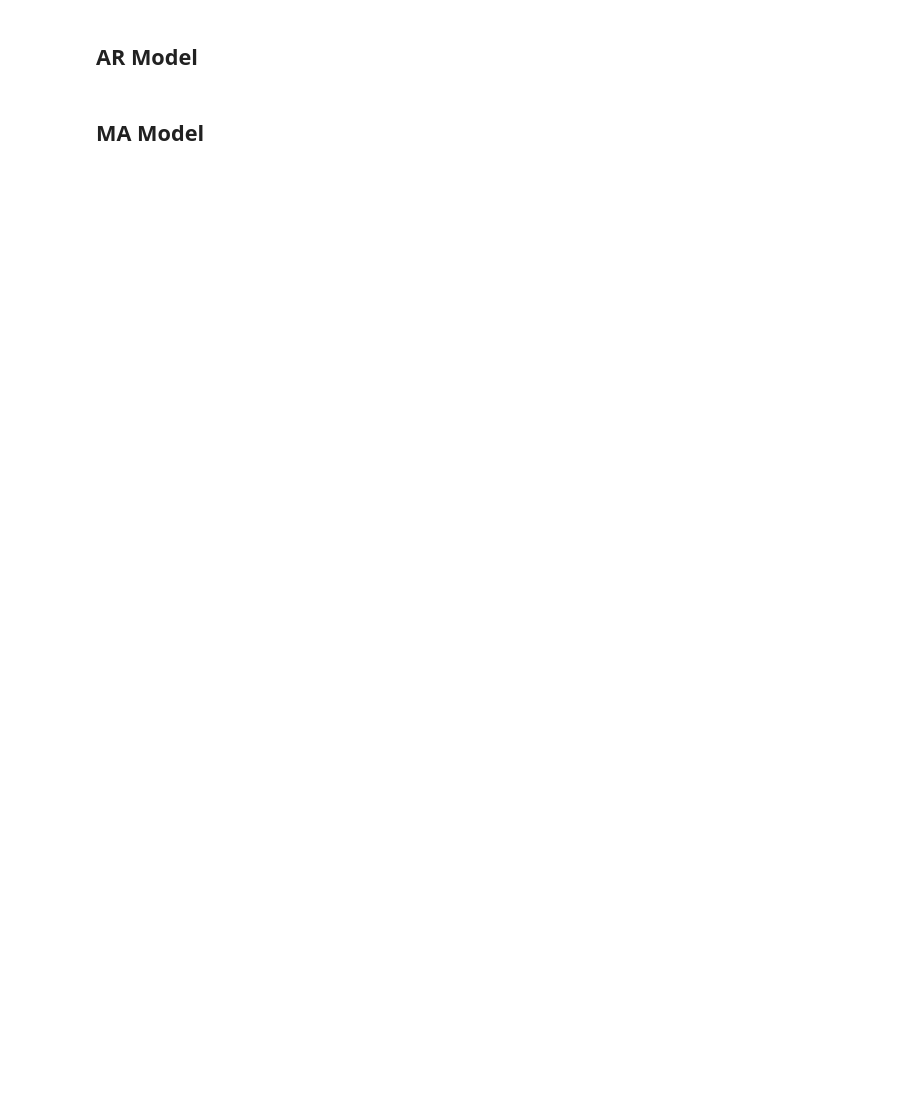
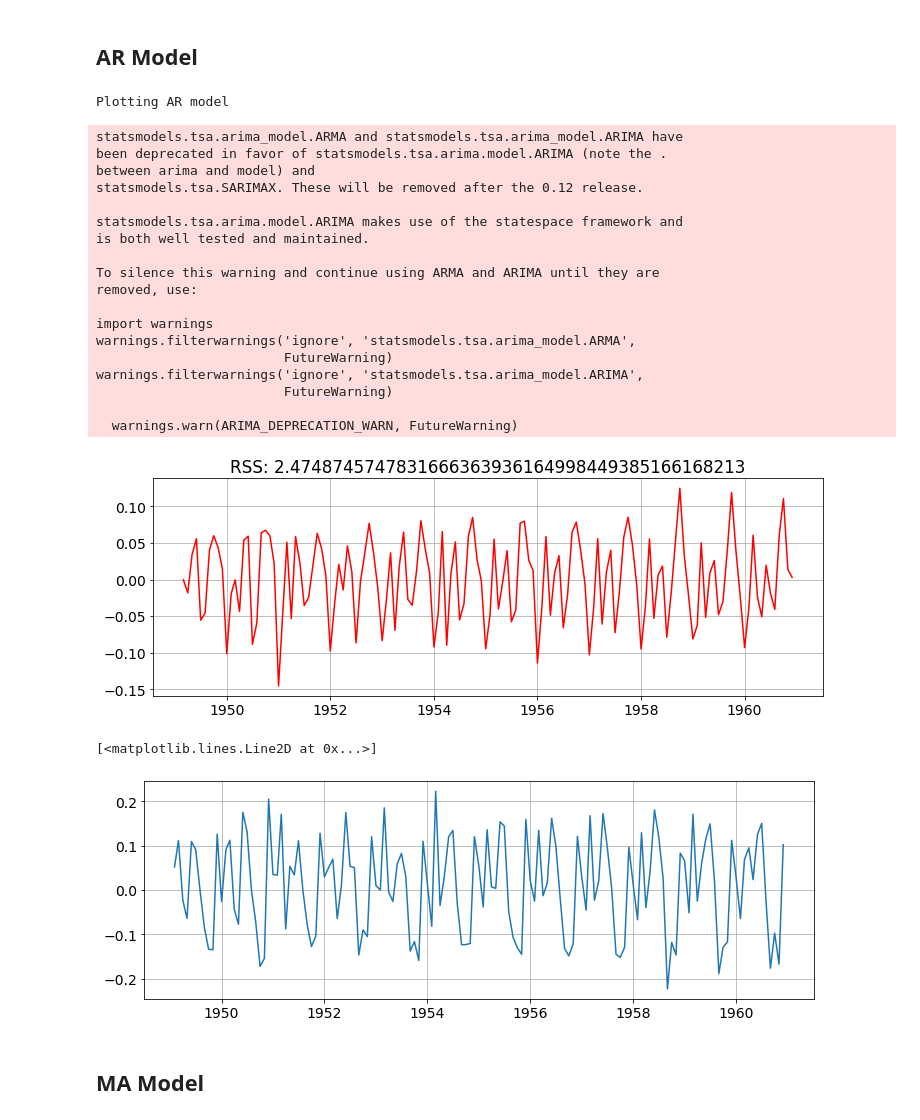
Before and after one commit to deba-iitbh/DS210, a Jupyter notebook: DAV_Lab4_tutorial.ipynb, the cells around one changed output. Cells and saved outputs as stored; diff of their text form; code cells hidden in the pictures; blank space fills up the shorter version.

```diff
--- a/DAV_Lab4_tutorial.ipynb
+++ b/DAV_Lab4_tutorial.ipynb
@@ -242,16 +463,39 @@ arma_order_select_ic(datasetLogDiffShifting)
 # %%
 from statsmodels.tsa.arima_model import ARIMA
 
 #AR MODEL
 print("Plotting AR model")
-model = ARIMA(indexedDataset_logscale, order=(2, 1, 0))
+model = ARIMA(datasetLogDiffShifting, order=(2, 1, 0))
 results_AR = model.fit(disp=-1)
 plt.plot(results_AR. fittedvalues, color="red")
-title = sum((results_AR.fittedvalues - datasetLogDiffShifting ["#Passengers"])**2)
+title = ((results_AR.fittedvalues - datasetLogDiffShifting ["#Passengers"])**2).sum()
 plt.title(f"RSS: {title:.44}")
 plt.show()
 
 plt.plot(datasetLogDiffShifting)
+# %% [output]
+Plotting AR model
+statsmodels.tsa.arima_model.ARMA and statsmodels.tsa.arima_model.ARIMA have
+been deprecated in favor of statsmodels.tsa.arima.model.ARIMA (note the .
+between arima and model) and
+statsmodels.tsa.SARIMAX. These will be removed after the 0.12 release.
+
+statsmodels.tsa.arima.model.ARIMA makes use of the statespace framework and
+is both well tested and maintained.
+
+To silence this warning and continue using ARMA and ARIMA until they are
+removed, use:
+
+import warnings
+warnings.filterwarnings('ignore', 'statsmodels.tsa.arima_model.ARMA',
+                        FutureWarning)
+warnings.filterwarnings('ignore', 'statsmodels.tsa.arima_model.ARIMA',
+                        FutureWarning)
+
+  warnings.warn(ARIMA_DEPRECATION_WARN, FutureWarning)
+[figure, added]
+[<matplotlib.lines.Line2D at 0x...>]
+[figure, added]
 # %% [markdown]
 ## MA Model
 # %%
```
Also changed, not shown: parts of 28 cells of this notebook.
